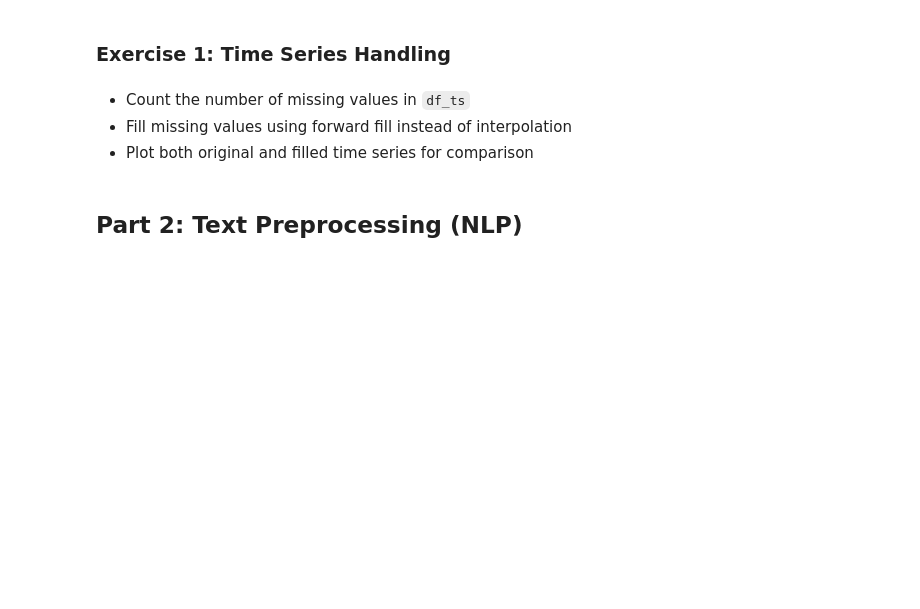
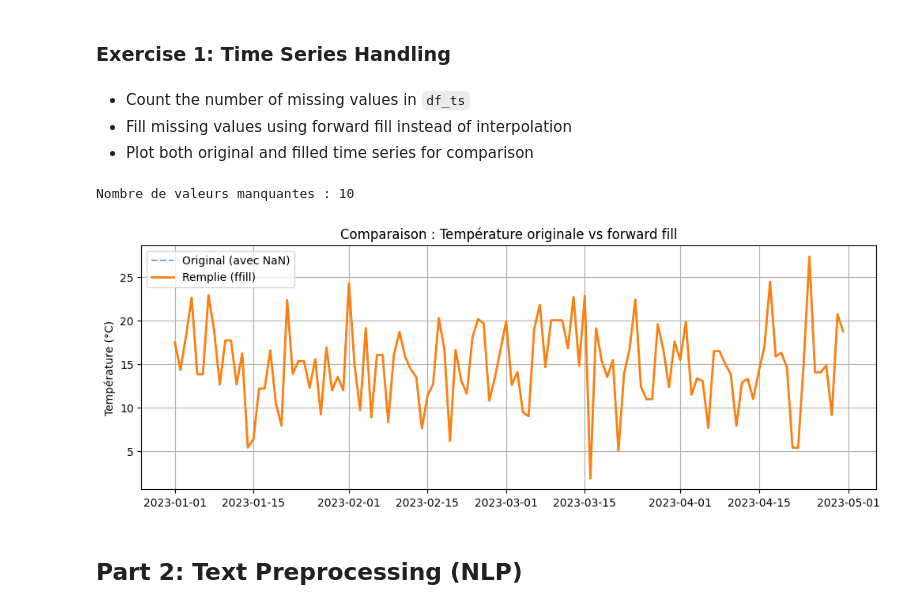
Before and after one commit to sarah-bouzabal/Cours-Data-Science-M2, a Jupyter notebook: DataScience/Exercice_3.ipynb, the cells around one changed output. Drawn from its saved outputs; the diff is of its cells as text; code cells hidden in the pictures; blank space fills up the shorter version.

```diff
--- a/DataScience/Exercice_3.ipynb
+++ b/DataScience/Exercice_3.ipynb
@@ -49,8 +67,25 @@ df_weekly.head()
 - Fill missing values using forward fill instead of interpolation
 - Plot both original and filled time series for comparison
 # %%
-# TODO: Fill missing values using ffill
+missing_count = df_ts['Temperature'].isna().sum()
+print(f"Nombre de valeurs manquantes : {missing_count}")
+
 df_ffill = df_ts.fillna(method='ffill')
+# %% [output]
+Nombre de valeurs manquantes : 10
+# %%
+import matplotlib.pyplot as plt
+
+plt.figure(figsize=(12, 4))
+plt.plot(df_ts, label='Original (avec NaN)', linestyle='--', alpha=0.6)
+plt.plot(df_ffill, label='Remplie (ffill)', linewidth=2)
+plt.title("Comparaison : Température originale vs forward fill")
+plt.ylabel("Température (°C)")
+plt.legend()
+plt.grid(True)
+plt.show()
+# %% [output]
+[figure, added]
 # %% [markdown]
 ## Part 2: Text Preprocessing (NLP)
 # %% [markdown]
```
Also changed, not shown: parts of 9 cells of this notebook, 1 other file.
